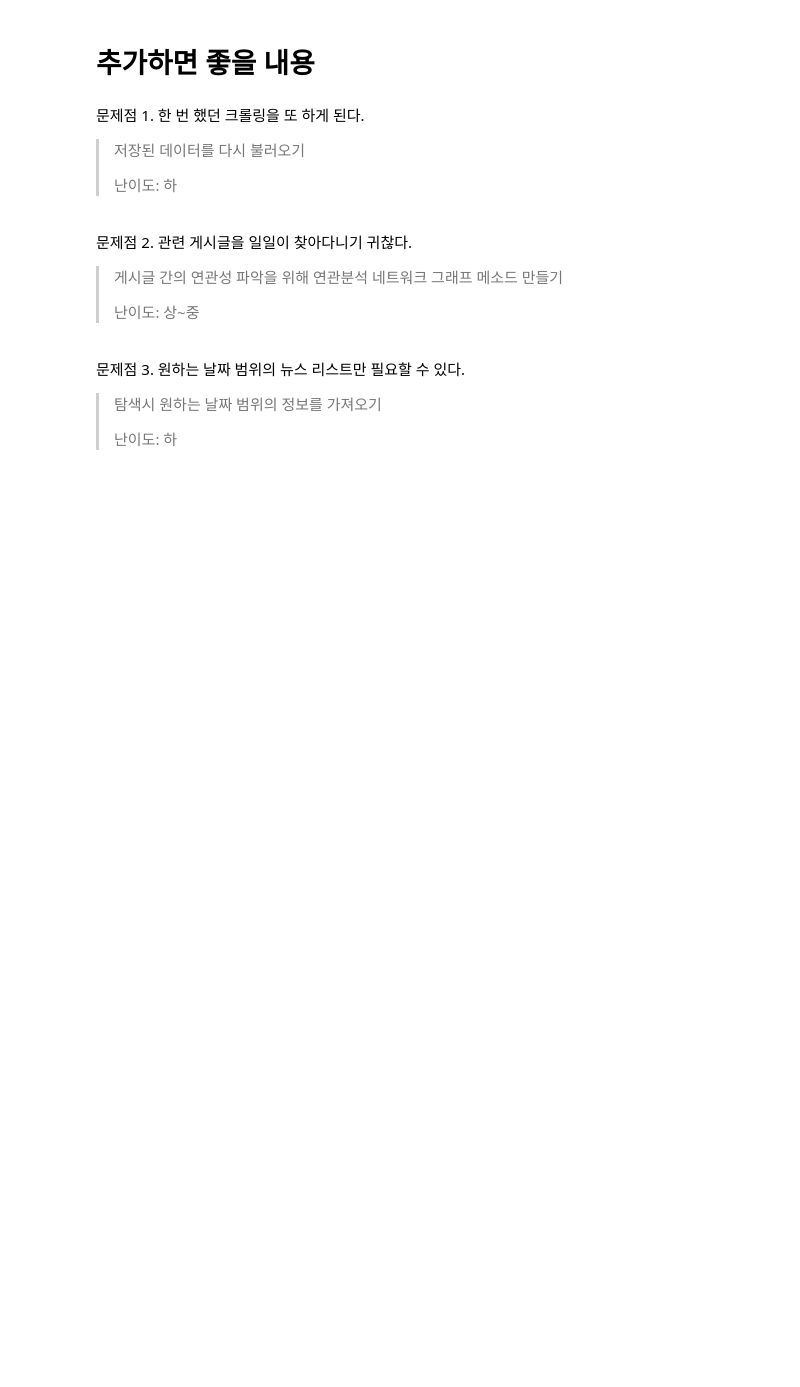
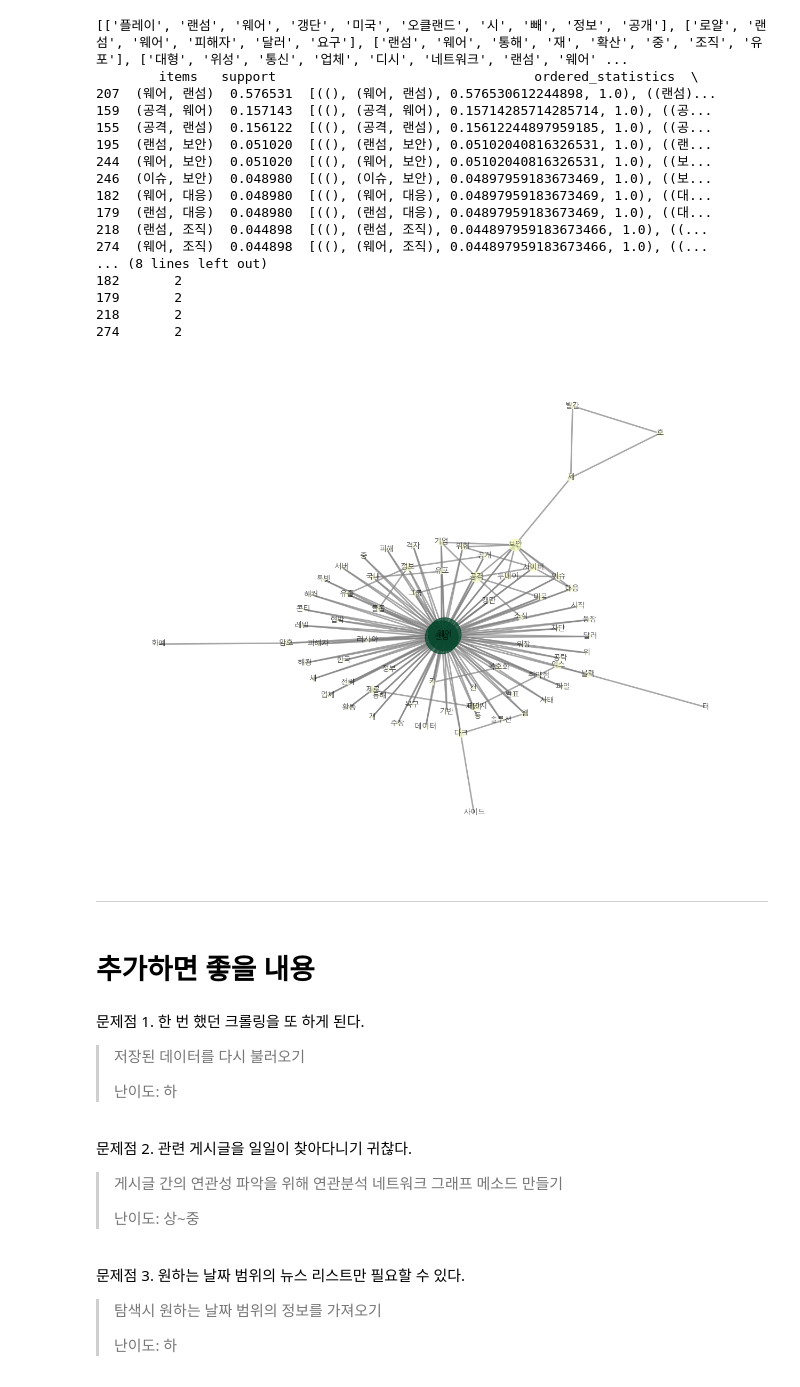
Before and after one commit to kdt-service/seungseok_package, a Jupyter notebook: sub_project/boannews.ipynb, the cells around one changed output. Cells and saved outputs as stored; diff of their text form; code cells hidden in the pictures; blank space fills up the shorter version.

```diff
--- a/sub_project/boannews.ipynb
+++ b/sub_project/boannews.ipynb
@@ -453,6 +458,32 @@ class BoanNews:
             lines = f.readlines()
             for line in lines:
                 print(line, end='')
+# %%
+bn = BoanNews()
+# bn.search_trends()
+bn.search_keword('랜섬웨어')
+bn.show_news_network()
+# %% [output]
+[['플레이', '랜섬', '웨어', '갱단', '미국', '오클랜드', '시', '빼', '정보', '공개'], ['로얄', '랜섬', '웨어', '피해자', '달러', '요구'], ['랜섬', '웨어', '통해', '재', '확산', '중', '조직', '유포'], ['대형', '위성', '통신', '업체', '디시', '네트워크', '랜섬', '웨어' ...
+        items   support                                 ordered_statistics  \
+207  (웨어, 랜섬)  0.576531  [((), (웨어, 랜섬), 0.576530612244898, 1.0), ((랜섬)...
+159  (공격, 웨어)  0.157143  [((), (공격, 웨어), 0.15714285714285714, 1.0), ((공...
+155  (공격, 랜섬)  0.156122  [((), (공격, 랜섬), 0.15612244897959185, 1.0), ((공...
+195  (랜섬, 보안)  0.051020  [((), (랜섬, 보안), 0.05102040816326531, 1.0), ((랜...
+244  (웨어, 보안)  0.051020  [((), (웨어, 보안), 0.05102040816326531, 1.0), ((보...
+246  (이슈, 보안)  0.048980  [((), (이슈, 보안), 0.04897959183673469, 1.0), ((보...
+182  (웨어, 대응)  0.048980  [((), (웨어, 대응), 0.04897959183673469, 1.0), ((대...
+179  (랜섬, 대응)  0.048980  [((), (랜섬, 대응), 0.04897959183673469, 1.0), ((대...
+218  (랜섬, 조직)  0.044898  [((), (랜섬, 조직), 0.044897959183673466, 1.0), ((...
+274  (웨어, 조직)  0.044898  [((), (웨어, 조직), 0.044897959183673466, 1.0), ((...
+... (8 lines left out)
+182       2
+179       2
+218       2
+274       2
+[figure, added]
+# %% [markdown]
+***
 # %%
 bn = BoanNews()
 bn.show_help()
```
Also changed, not shown: parts of 3 cells of this notebook, 1 other file.
